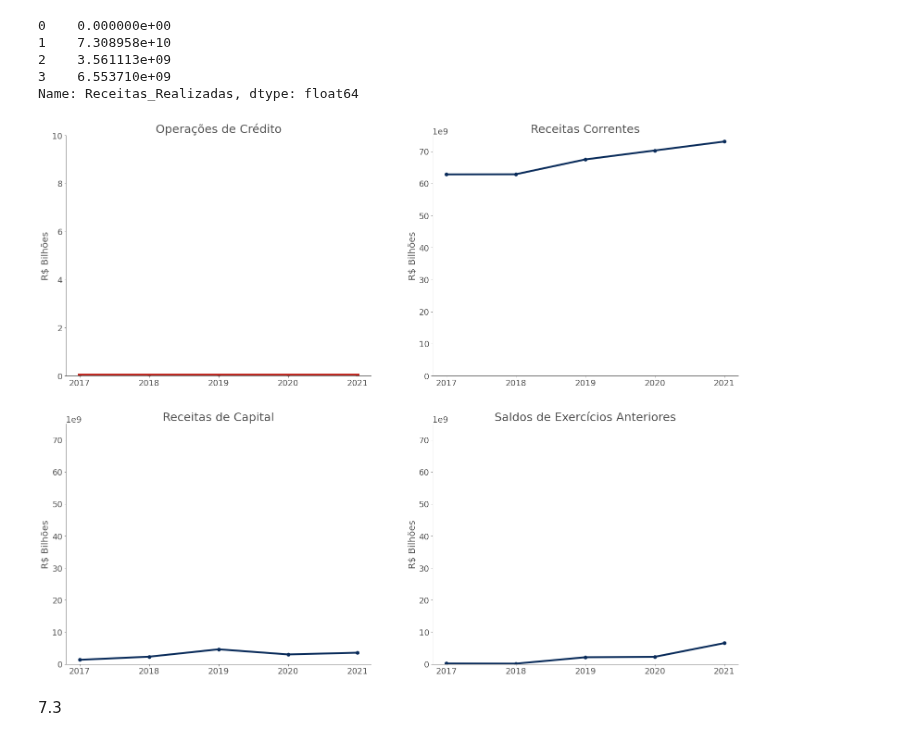
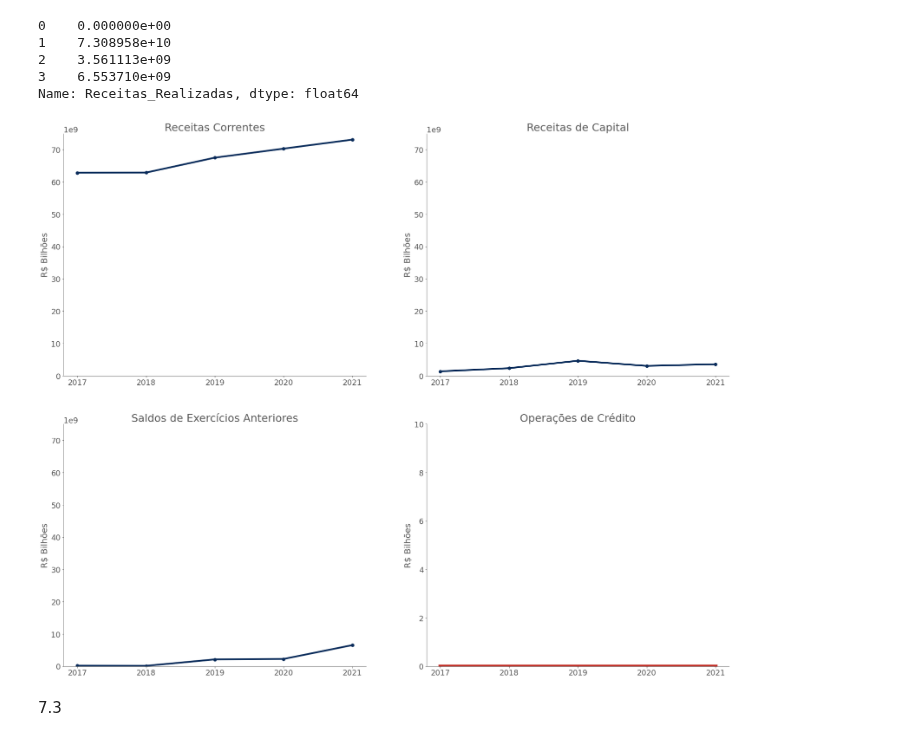
Before and after one commit to carolfazani/orcamento_sp, a Jupyter notebook: Preparando_os_dados.ipynb, the cells around one changed output. Cells and saved outputs as stored; diff of their text form; code cells hidden in the pictures.

```diff
--- a/Preparando_os_dados.ipynb
+++ b/Preparando_os_dados.ipynb
@@ -506,72 +500,67 @@ altera a cor dos spines de modo global
 '''
 plt.rcParams['axes.edgecolor'] = '#525252'
 
-fig1, f1_axes = plt.subplots(ncols=2, nrows=2, figsize = (26,21))
+fig1, f1_axes = plt.subplots(ncols=2, nrows=2, figsize = (28,23))
 #fig1.suptitle("Receitas por Categoria", size=30, color= '#525252')
 
-f1_axes[0,0].set_ylim(0, 75e9)
-f1_axes[0,1].set_ylim(0e9, 75e9)
+f1_axes[1,1].set_ylim(0, 75e9)
+f1_axes[0,0].set_ylim(0e9, 75e9)
+f1_axes[0,1].set_ylim(0, 75e9)
 f1_axes[1,0].set_ylim(0, 75e9)
-f1_axes[1,1].set_ylim(0, 75e9)
 
-f1_axes[0,0].plot(serie_credito, linestyle= '-', linewidth = 9, color = '#bf2a23')
-f1_axes[0,1].plot(serie_corrente, linestyle= '-', linewidth = 4, color = '#092b5a')
-f1_axes[1,0].plot(serie_capital, linestyle= '-', linewidth = 4, color = '#092b5a')
-f1_axes[1,1].plot(serie_saldos, linestyle= '-', linewidth = 4, color = '#092b5a')
+f1_axes[1,1].plot(serie_credito, linestyle= '-', linewidth = 9, color = '#bf2a23')
+f1_axes[0,0].plot(serie_corrente, linestyle= '-', linewidth = 4, color = '#092b5a')
+f1_axes[0,1].plot(serie_capital, linestyle= '-', linewidth = 4, color = '#092b5a')
+f1_axes[1,0].plot(serie_saldos, linestyle= '-', linewidth = 4, color = '#092b5a')
 
+f1_axes[1,1].spines['right'].set_visible(False)
 f1_axes[0,0].spines['right'].set_visible(False)
 f1_axes[0,1].spines['right'].set_visible(False)
 f1_axes[1,0].spines['right'].set_visible(False)
-f1_axes[1,1].spines['right'].set_visible(False)
 
 
+f1_axes[1,1].spines['top'].set_visible(False)
 f1_axes[0,0].spines['top'].set_visible(False)
 f1_axes[0,1].spines['top'].set_visible(False)
 f1_axes[1,0].spines['top'].set_visible(False)
-f1_axes[1,1].spines['top'].set_visible(False)
 
 
-f1_axes[0,0].set_title('Operações de Crédito',  fontsize=25, color= '#525252')
-f1_axes[0,1].set_title('Receitas Correntes',  fontsize=25, color= '#525252')
-f1_axes[1,0].set_title('Receitas de Capital',  fontsize=25, color= '#525252')
-f1_axes[1,1].set_title('Saldos de Exercícios Anteriores',  fontsize=25, color= '#525252')
+f1_axes[1,1].set_title('Operações de Crédito',  fontsize=25, color= '#525252')
+f1_axes[0,0].set_title('Receitas Correntes',  fontsize=25, color= '#525252')
+f1_axes[0,1].set_title('Receitas de Capital',  fontsize=25, color= '#525252')
+f1_axes[1,0].set_title('Saldos de Exercícios Anteriores',  fontsize=25, color= '#525252')
 
 '''
+f1_axes[1,1].set_xlabel('Ano')
 f1_axes[0,0].set_xlabel('Ano')
 f1_axes[0,1].set_xlabel('Ano')
 f1_axes[1,0].set_xlabel('Ano')
-f1_axes[1,1].set_xlabel('Ano')
 '''
 
+f1_axes[1,1].set_ylabel('R$ Bilhões', fontsize=20, color= '#525252')
 f1_axes[0,0].set_ylabel('R$ Bilhões', fontsize=20, color= '#525252')
 f1_axes[0,1].set_ylabel('R$ Bilhões', fontsize=20, color= '#525252')
 f1_axes[1,0].set_ylabel('R$ Bilhões', fontsize=20, color= '#525252')
-f1_axes[1,1].set_ylabel('R$ Bilhões', fontsize=20, color= '#525252')
 
 
-f1_axes[0,0].axis(ymin=0,ymax=10)
-#f1_axes[0,0].ticklabel_format(style='sci', axis='y', scilimits=(9,9))
+f1_axes[1,1].axis(ymin=0,ymax=10)
+f1_axes[0,0].ticklabel_format(style='sci', axis='y',scilimits=(9,9))
 f1_axes[0,1].ticklabel_format(style='sci', axis='y',scilimits=(9,9))
 f1_axes[1,0].ticklabel_format(style='sci', axis='y',scilimits=(9,9))
-f1_axes[1,1].ticklabel_format(style='sci', axis='y',scilimits=(9,9))
 
 #f1_axes[0,0].axis(ymin=0,ymax=72000000000)
 
-f1_axes[0,0].scatter(serie_credito.index, serie_credito[0], color = '#bf2a23', marker = ".", s =
-150)
-f1_axes[0,1].scatter(serie_corrente.index, serie_corrente[0], color = '#092b5a', marker = ".", s =
-200)
-f1_axes[1,0].scatter(serie_capital.index, serie_capital[0], color = '#092b5a', marker = ".", s =
-200)
-f1_axes[1,1].scatter(serie_saldos.index, serie_saldos[0], color = '#092b5a', marker = ".", s =
-200)
+f1_axes[1,1].scatter(serie_credito.index, serie_credito[0], color = '#bf2a23', marker = ".", s = 150)
+f1_axes[0,0].scatter(serie_corrente.index, serie_corrente[0], color = '#092b5a', marker = ".", s = 200)
+f1_axes[0,1].scatter(serie_capital.index, serie_capital[0], color = '#092b5a', marker = ".", s = 200)
+f1_axes[1,0].scatter(serie_saldos.index, serie_saldos[0], color = '#092b5a', marker = ".", s = 200)
 
 
 
 
 plt.savefig('grafico2.png', transparent = True)
 # %% [output]
-[figure, old version]
+[figure, new version]
 # %% [markdown]
 7.3
 # %%
```
Also changed, not shown: parts of 16 cells of this notebook.
